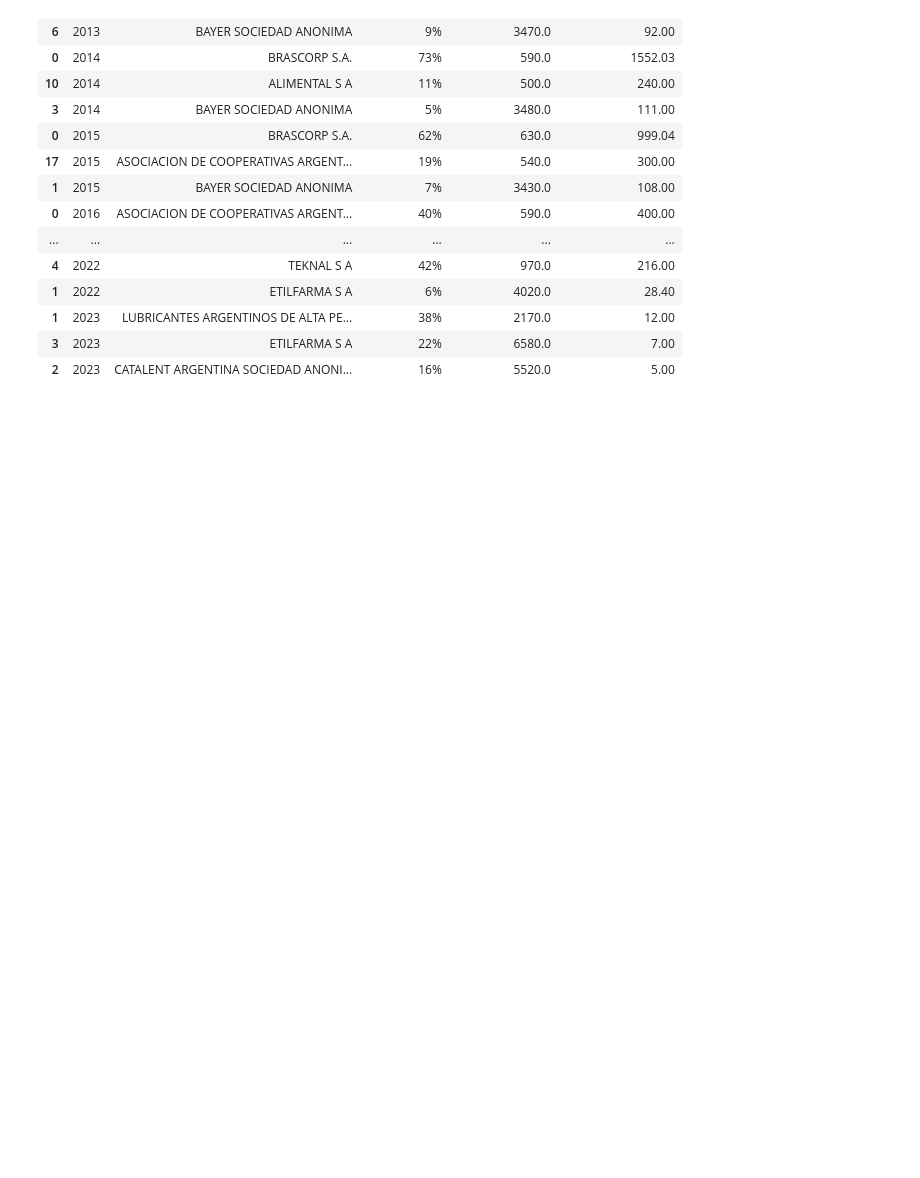
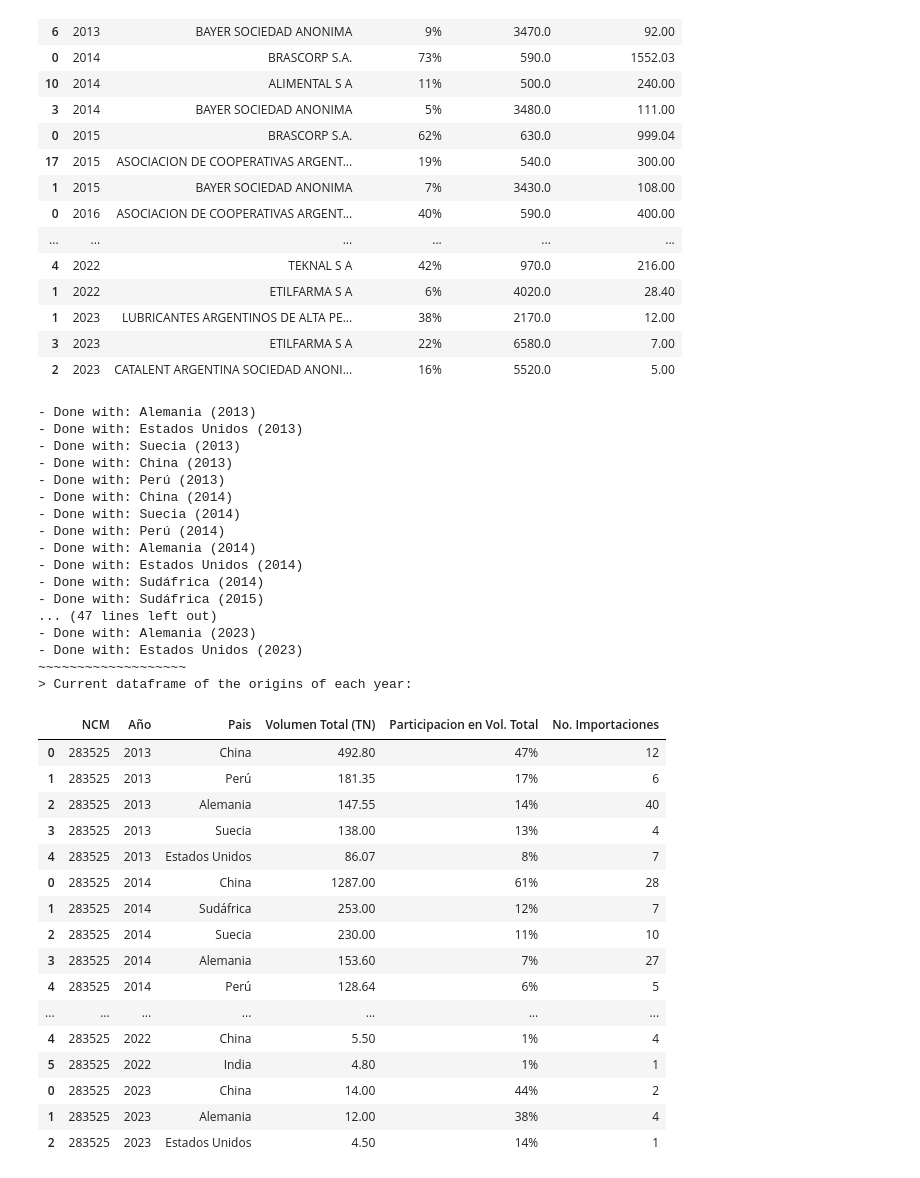
Before and after one commit to Felix-Hz/data-project, a Jupyter notebook: argentina/main_argy.ipynb, the cells around one changed output. Drawn from its saved outputs; the diff is of its cells as text; code cells hidden in the pictures; blank space fills up the shorter version.

Commit message:
argy functions: vol_origenes

```diff
--- a/argentina/main_argy.ipynb
+++ b/argentina/main_argy.ipynb
@@ -49,7 +50,8 @@ data2022 = pd.read_excel(location_2022, engine="openpyxl")
 data2023 = pd.read_excel(location_2023, engine="openpyxl")
 # %%
 # MERGE
-dfs = [data2013, data2014, data2015, data2016, data2017, data2018, data2019, data2020, data2021, data2022, data2023]
+dfs = [data2013, data2014, data2015, data2016, data2017,
+       data2018, data2019, data2020, data2021, data2022, data2023]
 
 print("Este df tiene (filas, col):\n___________________")
 
@@ -176,6 +179,43 @@ top_importadores(results_dfs)
 | 1 | 2023 | LUBRICANTES ARGENTINOS DE ALTA PE... | 38% | 2170.0 | 12.00 |
 | 3 | 2023 | ETILFARMA S A | 22% | 6580.0 | 7.00 |
 | 2 | 2023 | CATALENT ARGENTINA SOCIEDAD ANONI... | 16% | 5520.0 | 5.00 |
+# %%
+analisis_origenes(dfs)
+# %% [output]
+- Done with: Alemania (2013)
+- Done with: Estados Unidos (2013)
+- Done with: Suecia (2013)
+- Done with: China (2013)
+- Done with: Perú (2013)
+- Done with: China (2014)
+- Done with: Suecia (2014)
+- Done with: Perú (2014)
+- Done with: Alemania (2014)
+- Done with: Estados Unidos (2014)
+- Done with: Sudáfrica (2014)
+- Done with: Sudáfrica (2015)
+... (47 lines left out)
+- Done with: Alemania (2023)
+- Done with: Estados Unidos (2023)
+~~~~~~~~~~~~~~~~~~~
+> Current dataframe of the origins of each year:
+|  | NCM | Año | Pais | Volumen Total (TN) | Participacion en Vol. Total | No. Importaciones |
+| 0 | 283525 | 2013 | China | 492.80 | 47% | 12 |
+| 1 | 283525 | 2013 | Perú | 181.35 | 17% | 6 |
+| 2 | 283525 | 2013 | Alemania | 147.55 | 14% | 40 |
+| 3 | 283525 | 2013 | Suecia | 138.00 | 13% | 4 |
+| 4 | 283525 | 2013 | Estados Unidos | 86.07 | 8% | 7 |
+| 0 | 283525 | 2014 | China | 1287.00 | 61% | 28 |
+| 1 | 283525 | 2014 | Sudáfrica | 253.00 | 12% | 7 |
+| 2 | 283525 | 2014 | Suecia | 230.00 | 11% | 10 |
+| 3 | 283525 | 2014 | Alemania | 153.60 | 7% | 27 |
+| 4 | 283525 | 2014 | Perú | 128.64 | 6% | 5 |
+| ... | ... | ... | ... | ... | ... | ... |
+| 4 | 283525 | 2022 | China | 5.50 | 1% | 4 |
+| 5 | 283525 | 2022 | India | 4.80 | 1% | 1 |
+| 0 | 283525 | 2023 | China | 14.00 | 44% | 2 |
+| 1 | 283525 | 2023 | Alemania | 12.00 | 38% | 4 |
+| 2 | 283525 | 2023 | Estados Unidos | 4.50 | 14% | 1 |
 # %%
 # EXPORT TO PICKLE
 CURRENT_WD = os.getcwd()
```
Also changed, not shown: parts of 2 cells of this notebook, 1 other file.
